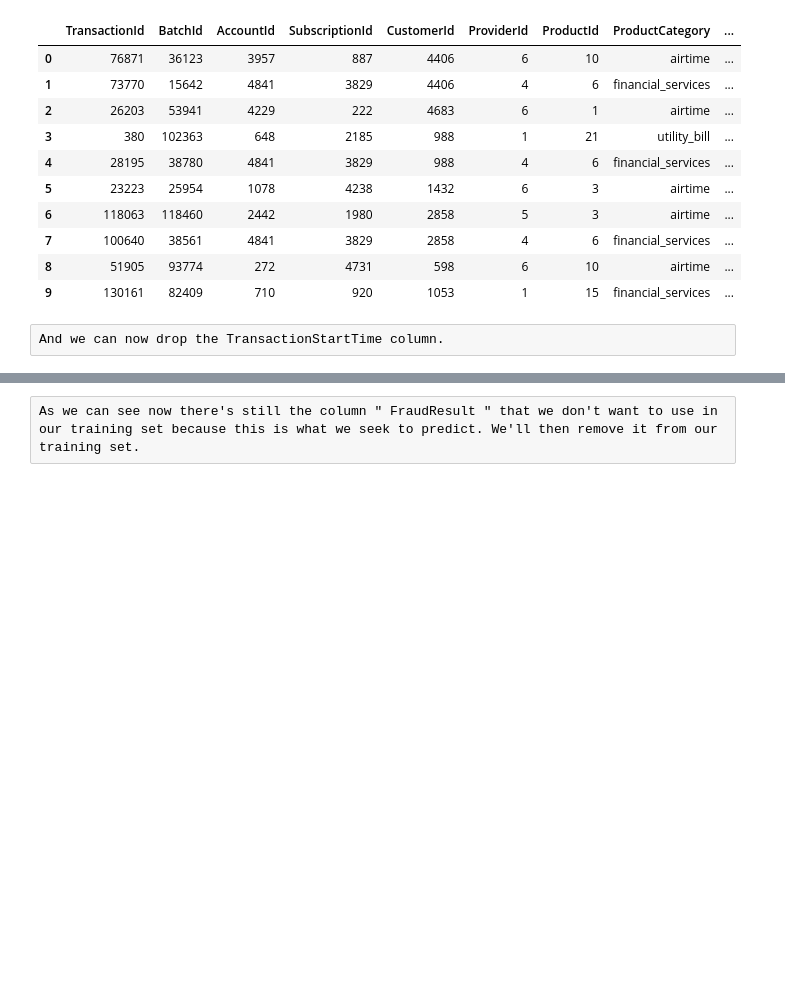
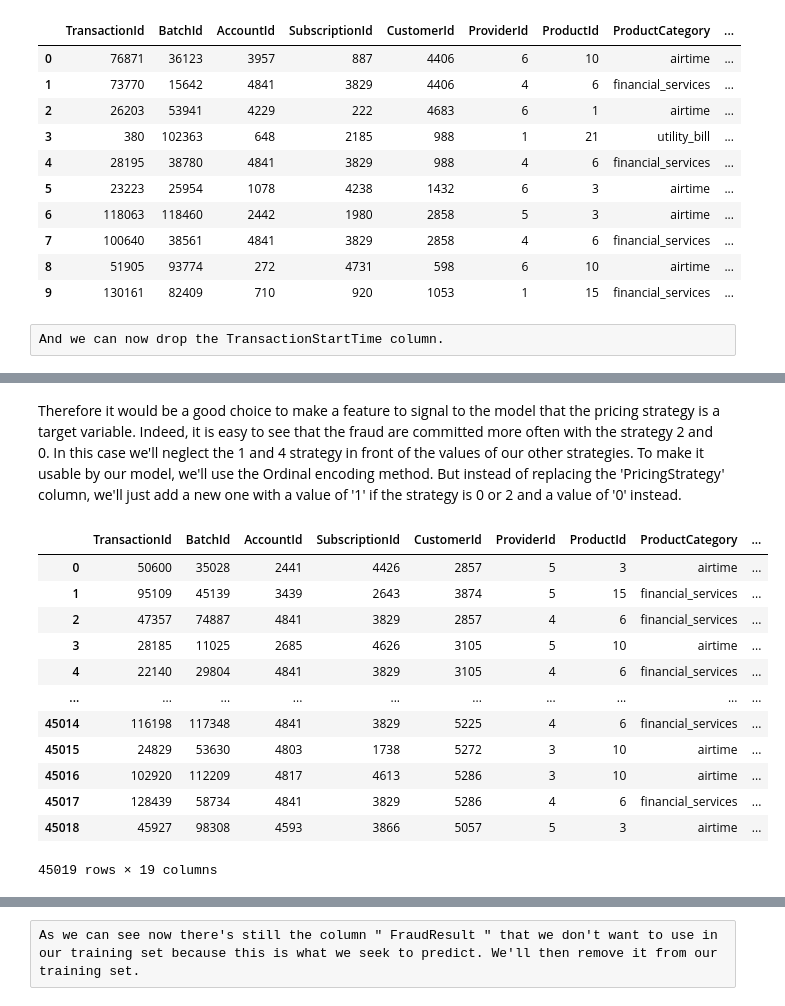
Before and after one commit to TheHugz1997/Machine_Learning_Project, a Jupyter notebook: creditCard.ipynb, the cells around one changed output, grey strips where cells are left out. Saved outputs shown, nothing was run; the diff lists cells and outputs as text; code cells hidden in the pictures; blank space fills up the shorter version.

```diff
--- a/creditCard.ipynb
+++ b/creditCard.ipynb
@@ -324,0 +350,36 @@ df_train
+# %% [markdown]
+Therefore it would be a good choice to make a feature to signal to the model that the pricing strategy is a target variable. Indeed, it is easy to see that the fraud are committed more often with the strategy 2 and 0. In this case we'll neglect the 1 and 4 strategy in front of the values of our other strategies.
+To make it usable by our model, we'll use the Ordinal encoding method. But instead of replacing the 'PricingStrategy' column, we'll just add a new one with a value of '1' if the strategy is 0 or 2 and a value of '0' instead.
+# %%
+# df_train['SuspiciousStrategy'] = np.where((df_train['PricingStrategy'] == 0) | (df_train['PricingStrategy'] == 2), 1, 0)
+# df_test['SuspiciousStrategy'] = np.where((df_test['PricingStrategy'] == 0) | (df_test['PricingStrategy'] == 2), 1, 0)
+
+# treatment for the train dataset
+train_conditions = [(df_train['PricingStrategy'] == 0), (df_train['PricingStrategy'] == 1), (df_train['PricingStrategy'] == 2), (df_train['PricingStrategy'] == 4)]
+train_choices = [2, 0, 3, 1]
+df_train['SuspiciousStrategy'] = np.select(train_conditions, train_choices, default=np.nan).astype(int)
+
+# treatment for the test dataset
+test_conditions = [(df_test['PricingStrategy'] == 0), (df_test['PricingStrategy'] == 1), (df_test['PricingStrategy'] == 2), (df_test['PricingStrategy'] == 4)]
+test_choices = [2, 0, 3, 1]
+df_test['SuspiciousStrategy'] = np.select(test_conditions, test_choices, default=np.nan).astype(int)
+
+df_train = df_train.drop(['PricingStrategy'], axis=1)
+df_test = df_test.drop(['PricingStrategy'], axis=1)
+
+
+df_test
+# %% [output]
+|  | TransactionId | BatchId | AccountId | SubscriptionId | CustomerId | ProviderId | ProductId | ProductCategory | ... |
+| 0 | 50600 | 35028 | 2441 | 4426 | 2857 | 5 | 3 | airtime | ... |
+| 1 | 95109 | 45139 | 3439 | 2643 | 3874 | 5 | 15 | financial_services | ... |
+| 2 | 47357 | 74887 | 4841 | 3829 | 2857 | 4 | 6 | financial_services | ... |
+| 3 | 28185 | 11025 | 2685 | 4626 | 3105 | 5 | 10 | airtime | ... |
+| 4 | 22140 | 29804 | 4841 | 3829 | 3105 | 4 | 6 | financial_services | ... |
+| ... | ... | ... | ... | ... | ... | ... | ... | ... | ... |
+| 45014 | 116198 | 117348 | 4841 | 3829 | 5225 | 4 | 6 | financial_services | ... |
+| 45015 | 24829 | 53630 | 4803 | 1738 | 5272 | 3 | 10 | airtime | ... |
+| 45016 | 102920 | 112209 | 4817 | 4613 | 5286 | 3 | 10 | airtime | ... |
+| 45017 | 128439 | 58734 | 4841 | 3829 | 5286 | 4 | 6 | financial_services | ... |
+| 45018 | 45927 | 98308 | 4593 | 3866 | 5057 | 5 | 3 | airtime | ... |
+45019 rows × 19 columns
```
Also changed, not shown: parts of 42 cells of this notebook, 1 other file.
